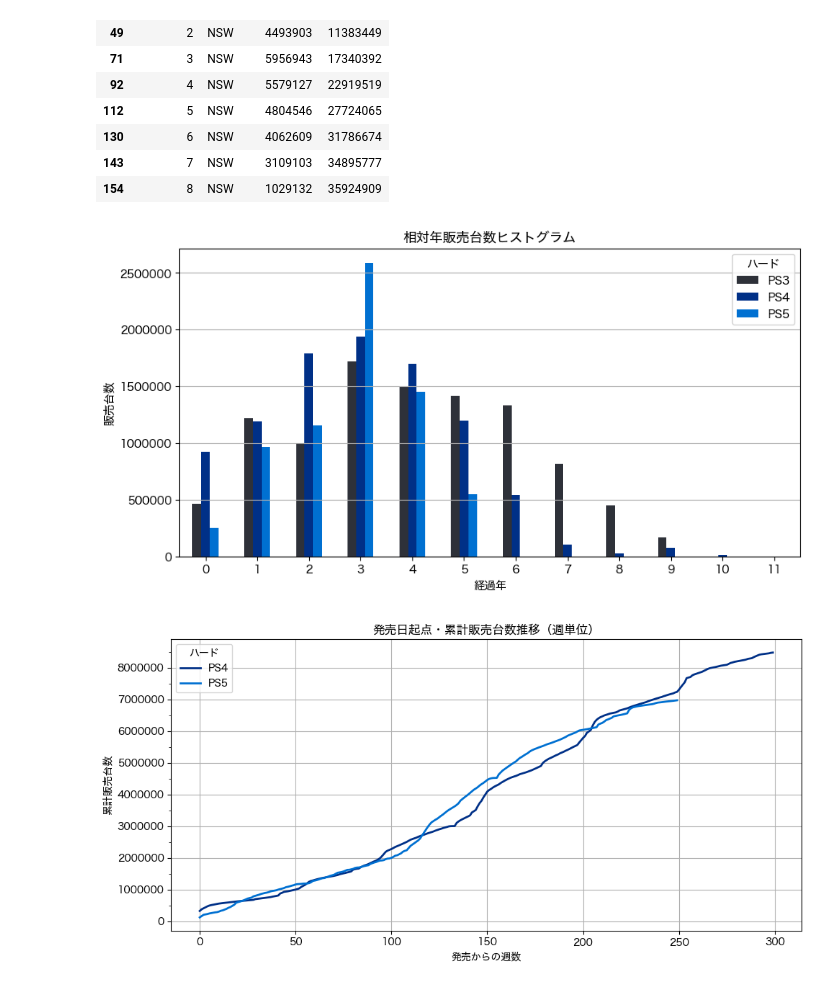
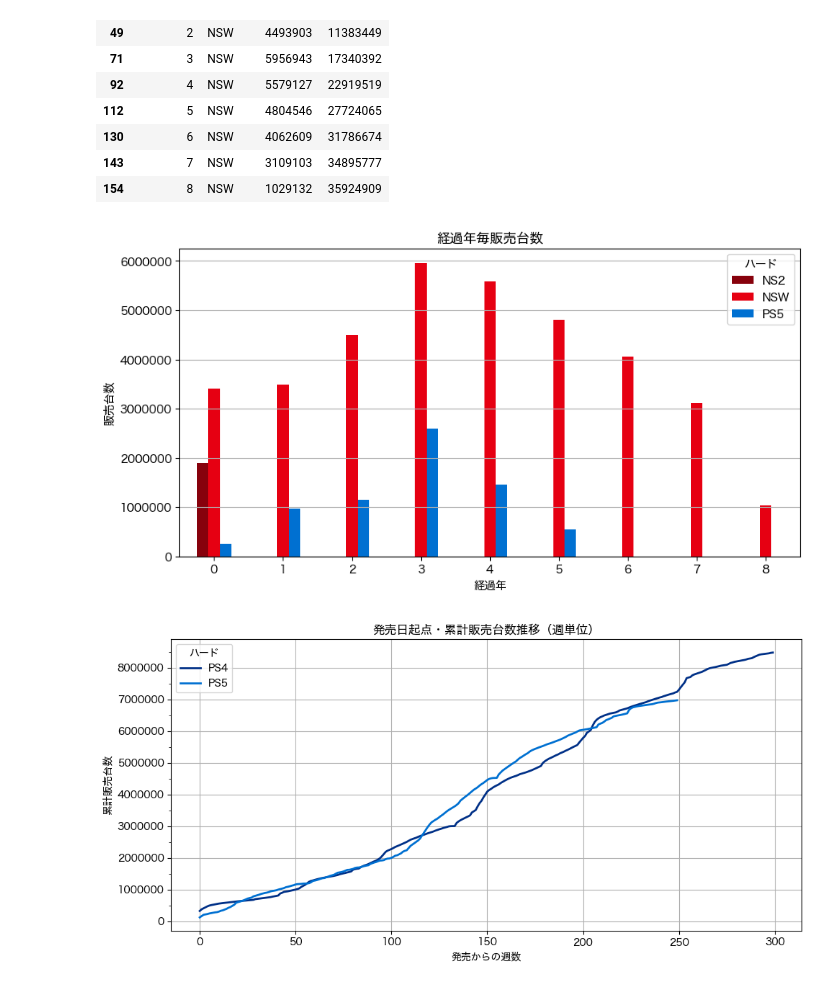
Before and after one commit to hidenden/gamedata, a Jupyter notebook: notebook/dev/yearly.ipynb, the cells around one changed output. Cells and saved outputs as stored; diff of their text form; code cells hidden in the pictures.

```diff
--- a/notebook/dev/yearly.ipynb
+++ b/notebook/dev/yearly.ipynb
@@ -170,9 +170,9 @@ delta_yearly_df.loc[delta_yearly_df["hw"] == "NSW"]
 | 143 | 7 | NSW | 3109103 | 34895777 |
 | 154 | 8 | NSW | 1029132 | 35924909 |
 # %%
-(fig, df) = ph.plot_delta_yearly_histogram(["PS3", "PS4", "PS5"], delta_end=7)
+(fig, df) = ph.plot_delta_yearly_histogram(["PS5", "NSW", "NS2"], delta_end=8)
 # %% [output]
-[figure, old version]
+[figure, new version]
 # %%
 (fig, df) = ph.plot_cumulative_sales_by_delta(hw=['PS5', "PS4"], mode = "week", limit=300)
 # %% [output]
```
Also changed, not shown: parts of 8 cells of this notebook, 1 other file.
